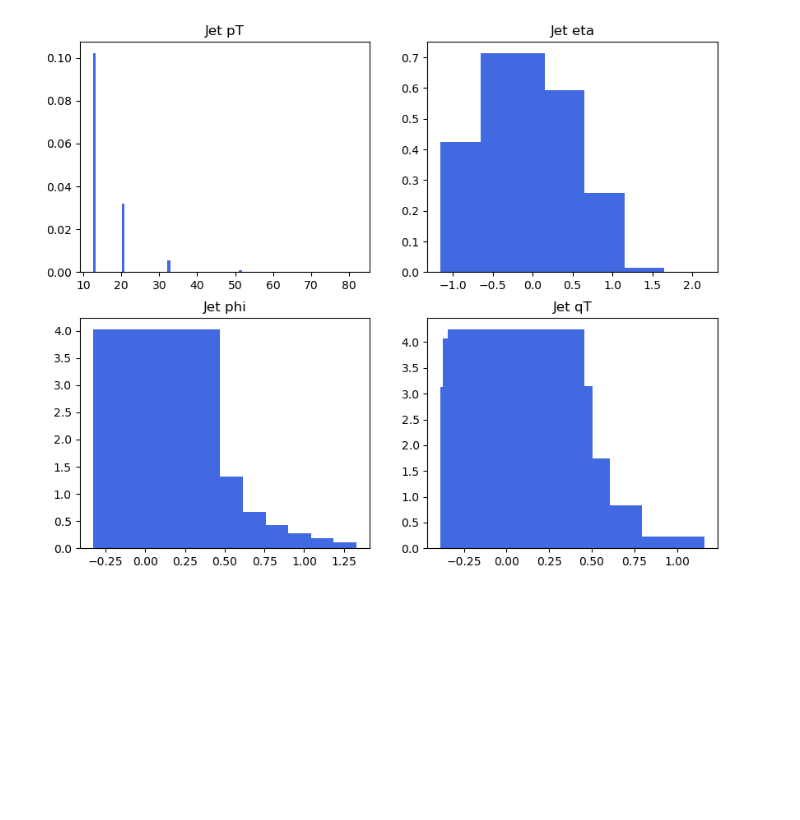
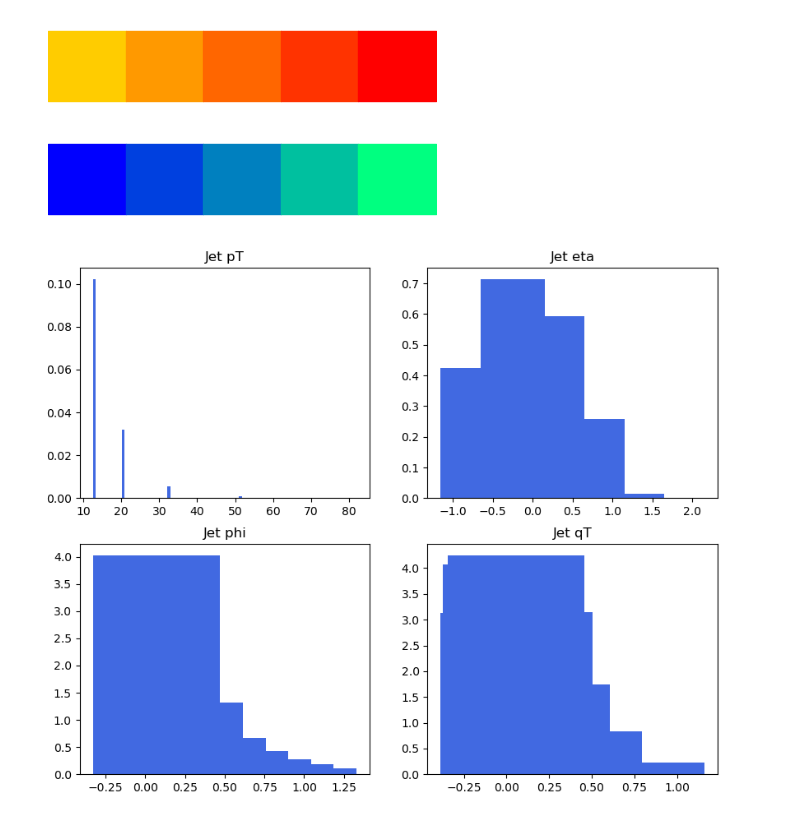
Before and after one commit to ViniciusMikuni/H1Unfold, a Jupyter notebook: plots/ensemble_plotting.ipynb, the cells around one changed output. Cells and saved outputs as stored; diff of their text form; code cells hidden in the pictures; blank space fills up the shorter version.

```diff
--- a/plots/ensemble_plotting.ipynb
+++ b/plots/ensemble_plotting.ipynb
@@ -3,6 +3,26 @@ import glob
 import numpy as np
 import matplotlib.pyplot as plt
 import matplotlib.gridspec as gridspec
+# %%
+par_dir = "/global/cfs/cdirs/m3246/twamorka/H1Unfold_Vinny/H1Unfold/plots/" #dir for Tanvi's parallel ensembles
+N_Ensemble = 5
+
+par_colors = plt.get_cmap('autumn')(np.linspace(0.8, 0, N_Ensemble))
+step_colors = plt.get_cmap('winter')(np.linspace(0, 1, N_Ensemble))
+
+plt.figure(figsize=(5, 1))
+[plt.fill_between([i, i+1], 0, 1, color=color) for i, color in enumerate(par_colors)]
+plt.xlim(0, N_Ensemble)
+plt.axis('off')
+plt.show()
+plt.figure(figsize=(5, 1))
+[plt.fill_between([i, i+1], 0, 1, color=color) for i, color in enumerate(step_colors)]
+plt.xlim(0, N_Ensemble)
+plt.axis('off')
+plt.show()
+# %% [output]
+[figure, added]
+[figure, added]
 # %%
 jet_features = ['pT','eta','phi','qT']
 fig, axs = plt.subplots(2,2,figsize=(10,8))
```
Also changed, not shown: parts of 15 cells of this notebook.
